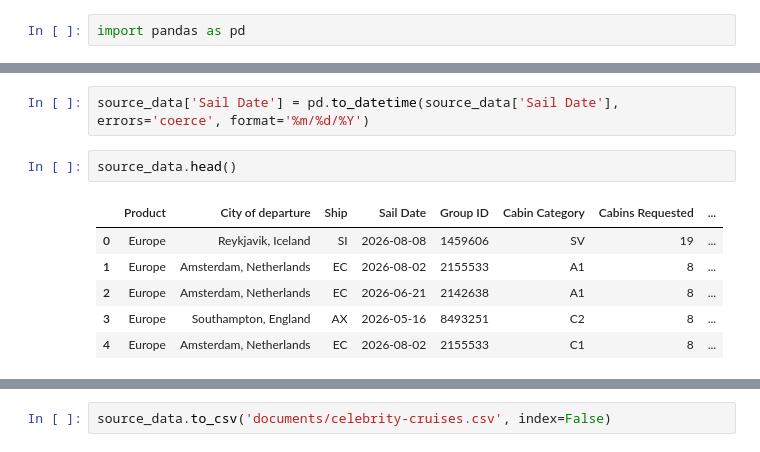
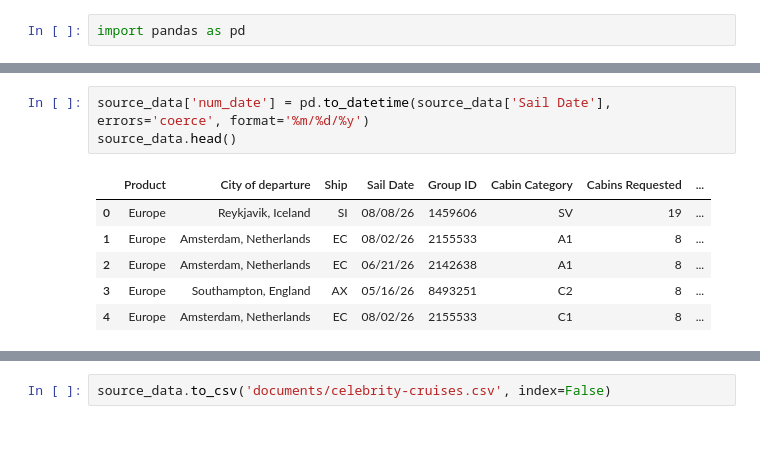
Before and after one commit to Guigui031/AIAssistantWithRAG, a Jupyter notebook: notebook.ipynb, the cells around one changed output, grey strips where cells are left out. Saved outputs shown, nothing was run; the diff lists cells and outputs as text.

```diff
--- a/notebook.ipynb
+++ b/notebook.ipynb
@@ -6,12 +14,11 @@ source_data = pd.read_csv(file_path)
 # %%
-source_data['Sail Date'] = pd.to_datetime(source_data['Sail Date'], errors='coerce', format='%m/%d/%Y')
+source_data['num_date'] = pd.to_datetime(source_data['Sail Date'], errors='coerce', format='%m/%d/%y')
+source_data.head()
+# %% [output]
+|  | Product | City of departure | Ship | Sail Date | Group ID | Cabin Category | Cabins Requested | ... |
+| 0 | Europe | Reykjavik, Iceland | SI | 08/08/26 | 1459606 | SV | 19 | ... |
+| 1 | Europe | Amsterdam, Netherlands | EC | 08/02/26 | 2155533 | A1 | 8 | ... |
+| 2 | Europe | Amsterdam, Netherlands | EC | 06/21/26 | 2142638 | A1 | 8 | ... |
+| 3 | Europe | Southampton, England | AX | 05/16/26 | 8493251 | C2 | 8 | ... |
+| 4 | Europe | Amsterdam, Netherlands | EC | 08/02/26 | 2155533 | C1 | 8 | ... |
-# %%
-source_data.head()
-# %% [output]
-|  | Product | City of departure | Ship | Sail Date | Group ID | Cabin Category | Cabins Requested | ... |
-| 0 | Europe | Reykjavik, Iceland | SI | 2026-08-08 | 1459606 | SV | 19 | ... |
-| 1 | Europe | Amsterdam, Netherlands | EC | 2026-08-02 | 2155533 | A1 | 8 | ... |
-| 2 | Europe | Amsterdam, Netherlands | EC | 2026-06-21 | 2142638 | A1 | 8 | ... |
-| 3 | Europe | Southampton, England | AX | 2026-05-16 | 8493251 | C2 | 8 | ... |
-| 4 | Europe | Amsterdam, Netherlands | EC | 2026-08-02 | 2155533 | C1 | 8 | ... |
 # %%
```
Also changed, not shown: parts of 3 cells of this notebook, 2 other files.
